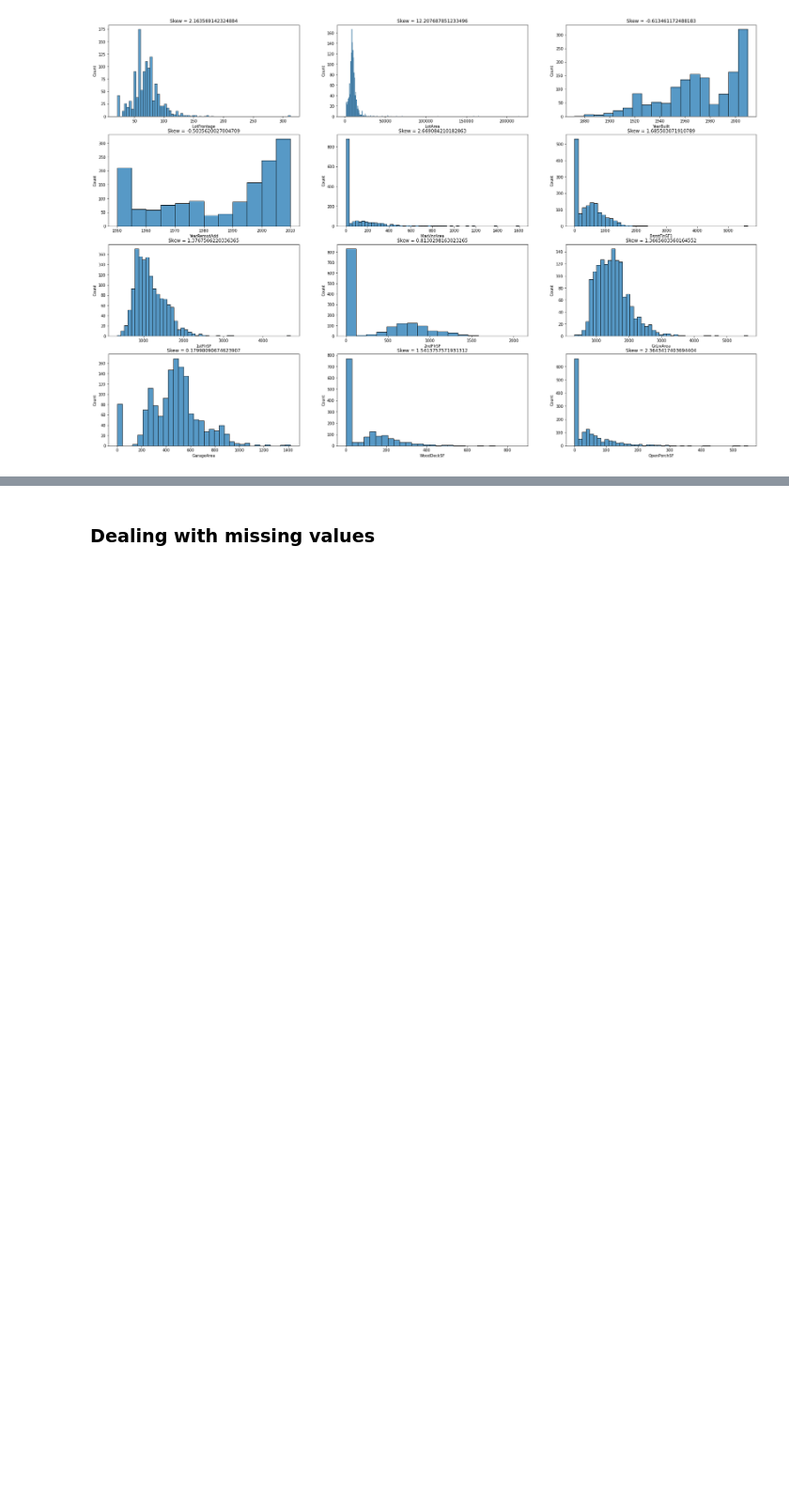
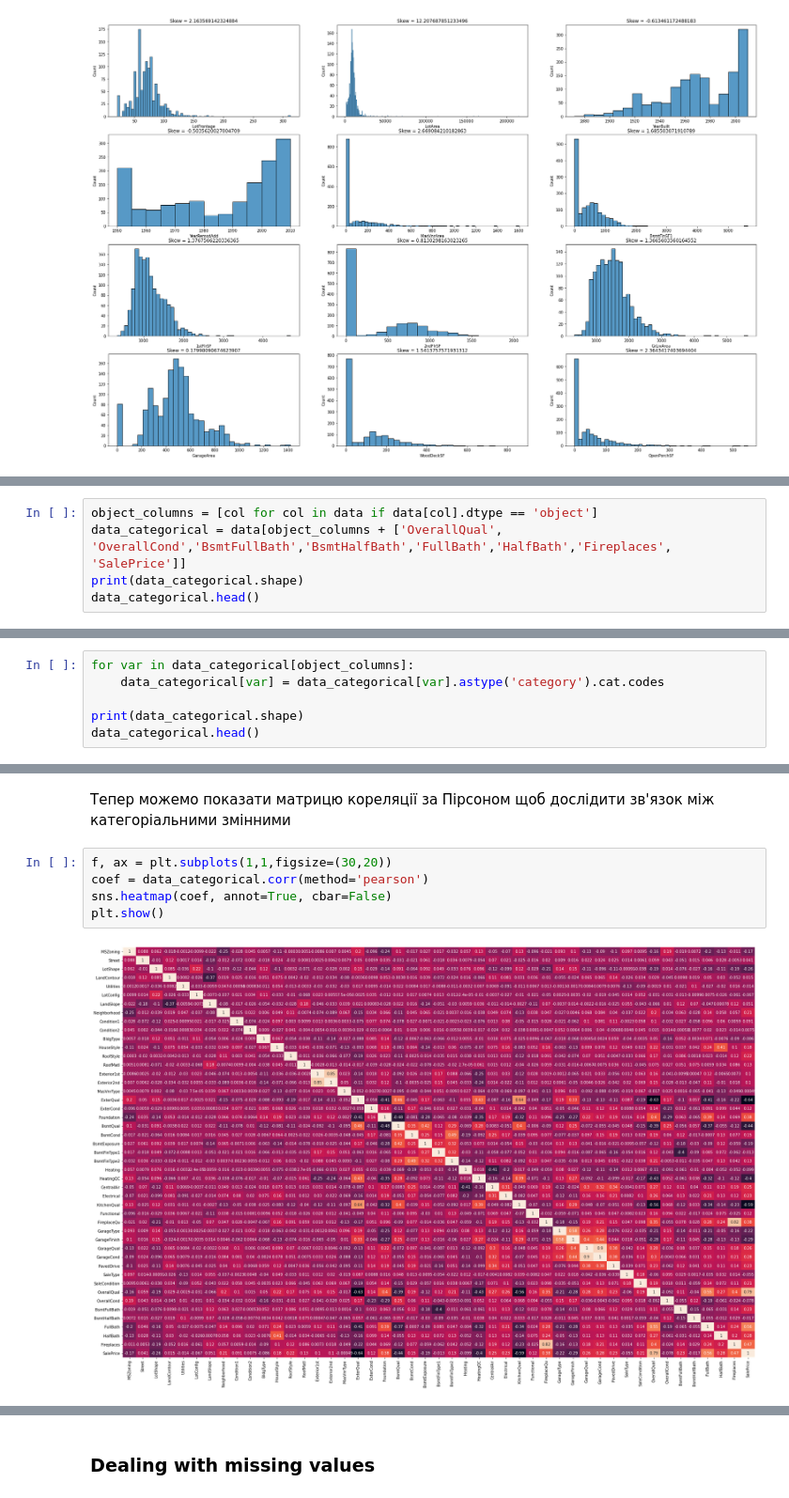
Before and after one commit to povstenko/house_price, a Jupyter notebook: macpaw_povstenko.ipynb, the cells around one changed output, grey strips where cells are left out. Shown at 94% size. Saved outputs shown, nothing was run; the diff lists cells and outputs as text; blank space fills up the shorter version.

Commit message:
exploring categorical data

```diff
--- a/macpaw_povstenko.ipynb
+++ b/macpaw_povstenko.ipynb
@@ -175,0 +182,5 @@ for variable, subplot in zip(data_numerical, ax.flatten()):
+# %%
+object_columns = [col for col in data if data[col].dtype == 'object']
+data_categorical = data[object_columns + ['OverallQual', 'OverallCond','BsmtFullBath','BsmtHalfBath','FullBath','HalfBath','Fireplaces', 'SalePrice']]
+print(data_categorical.shape)
+data_categorical.head()
@@ -175,0 +197,6 @@ for variable, subplot in zip(data_numerical, ax.flatten()):
+# %%
+for var in data_categorical[object_columns]:
+    data_categorical[var] = data_categorical[var].astype('category').cat.codes
+
+print(data_categorical.shape)
+data_categorical.head()
@@ -175,0 +211,9 @@ for variable, subplot in zip(data_numerical, ax.flatten()):
+# %% [markdown]
+Тепер можемо показати матрицю кореляції за Пірсоном щоб дослідити зв'язок між категоріальними змінними
+# %%
+f, ax = plt.subplots(1,1,figsize=(30,20))
+coef = data_categorical.corr(method='pearson')
+sns.heatmap(coef, annot=True, cbar=False)
+plt.show()
+# %% [output]
+[figure, added]
```
Also changed, not shown: parts of 31 cells of this notebook.
